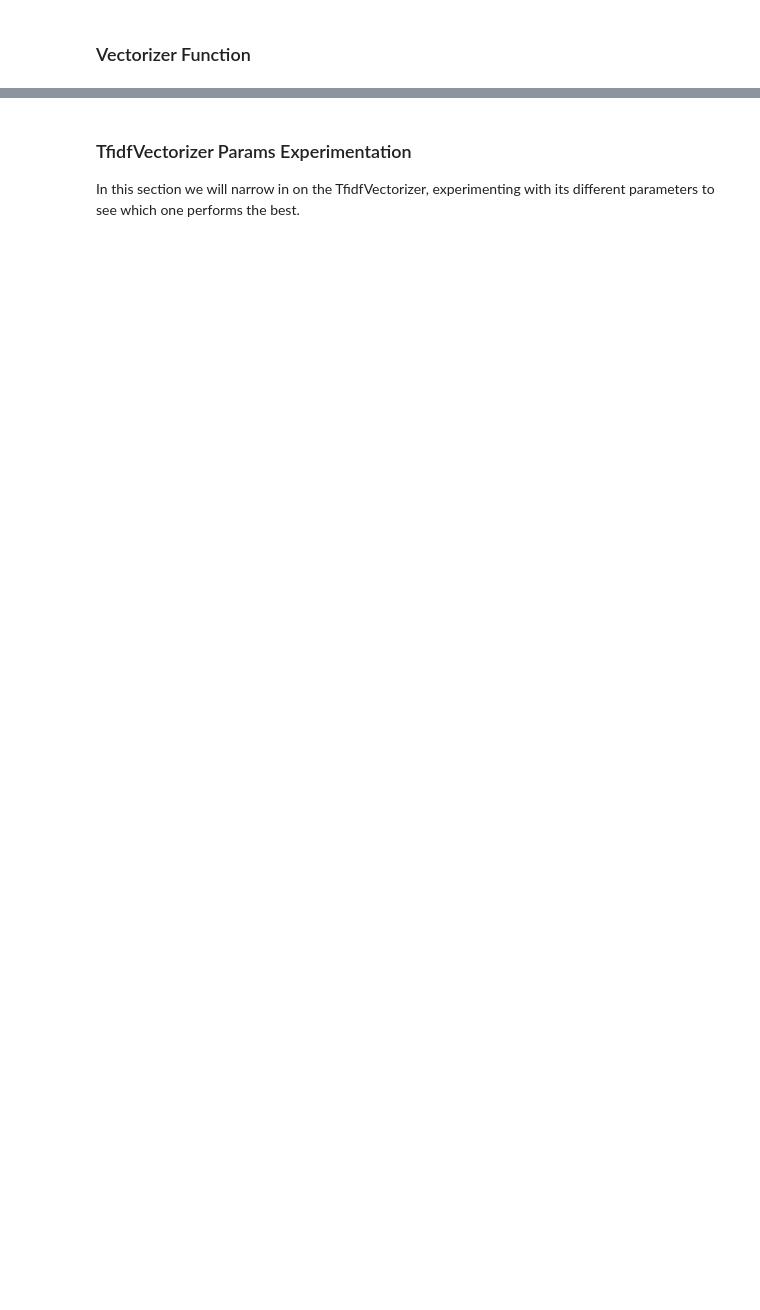
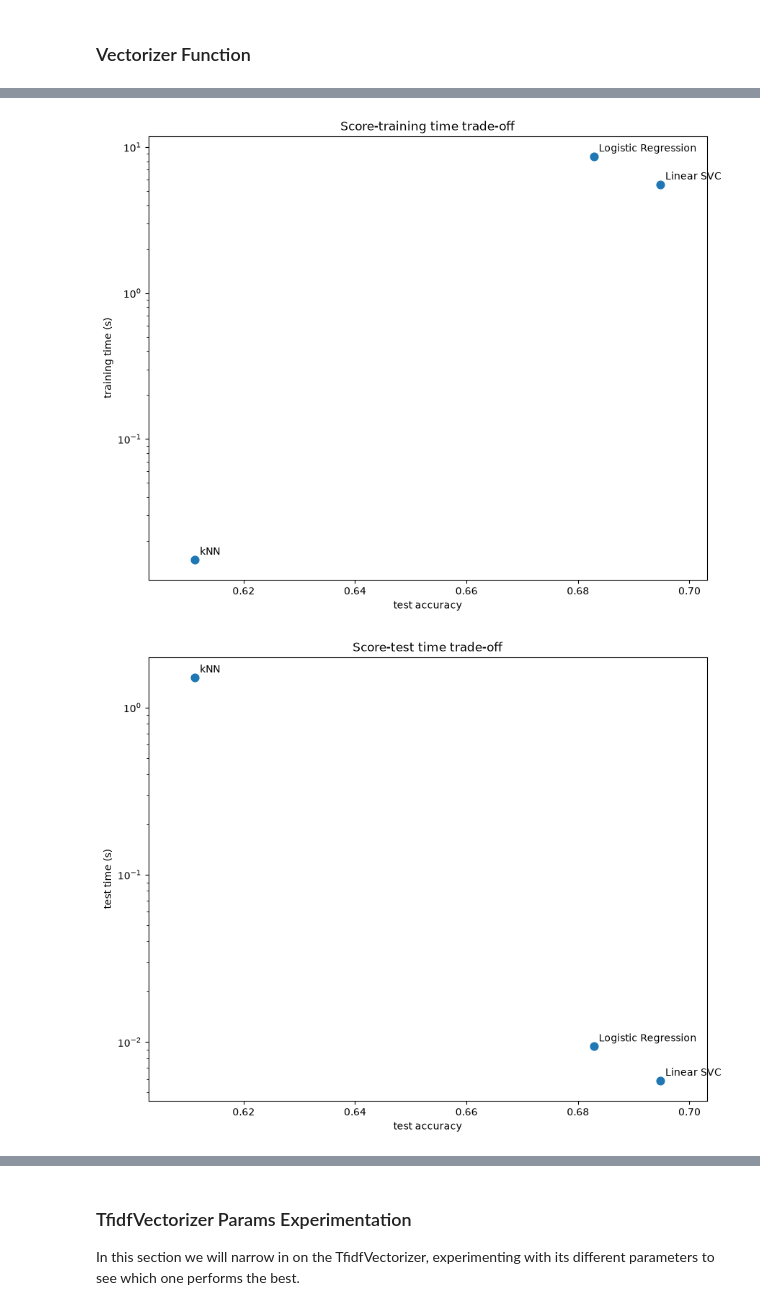
Before and after one commit to Ch1nmay6/TextMining, a Jupyter notebook: assignment1.ipynb, the cells around one changed output, grey strips where cells are left out. Drawn from its saved outputs; the diff is of its cells as text; code cells hidden in the pictures; blank space fills up the shorter version.

Commit message:
Task2 and Task3 complete! Compared 3 models, and then ran them on 3 different vectorizations of the dataset

```diff
--- a/assignment1.ipynb
+++ b/assignment1.ipynb
@@ -131,0 +128,2 @@ n_samples: 7532, n_features: 71018
+# %%
+X_train, X_test, feature_names, vectorizer = vectorize_dataset(data_train, data_test, "tfidf", sublinear_tf=True, max_df=0.5, min_df=5, stop_words="english")
@@ -131,0 +192,15 @@ n_samples: 7532, n_features: 71018
+# %%
+from sklearn.linear_model import LogisticRegression
+from sklearn.neighbors import KNeighborsClassifier
+from sklearn.svm import LinearSVC
+
+results = []
+for clf, name in (
+    (LogisticRegression(C=5, max_iter=1000), "Logistic Regression"),
+    (KNeighborsClassifier(n_neighbors=1000), "kNN"),
+    # L2 penalty Linear SVC
+    (LinearSVC(C=0.1, dual=False, max_iter=1000), "Linear SVC")
+):
+    print("=" * 80)
+    print(name)
+    results.append(benchmark(clf, X_train, X_test, custom_name=name))
@@ -132,3 +225,25 @@ n_samples: 7532, n_features: 71018
+# %%
+import pandas as pd
+import matplotlib.pyplot as plt
+
+df = pd.DataFrame(results)
+
+def tradeoff_plot(df, time_col, title, ylabel):
+    fig, ax = plt.subplots(figsize=(10, 8))
+    ax.scatter(df["accuracy"], df[time_col], s=60)
+    ax.set(title=title, yscale="log", xlabel="test accuracy", ylabel=ylabel)
+    for _, row in df.iterrows():
+        ax.annotate(row["name"], (row["accuracy"], row[time_col]),
+                    xytext=(5, 5), textcoords="offset points")
+    ax.margins(x=0.1)
+    return fig
+
+tradeoff_plot(df, "train_time", "Score-training time trade-off", "training time (s)")
+tradeoff_plot(df, "test_time", "Score-test time trade-off", "test time (s)")
+plt.show()
+# %% [output]
+[figure, added]
+[figure, added]
 # %% [markdown]
 ### Comparing Features (count, tf, tfidf) Across Classifiers
 
```
Also changed, not shown: parts of 14 cells of this notebook.
